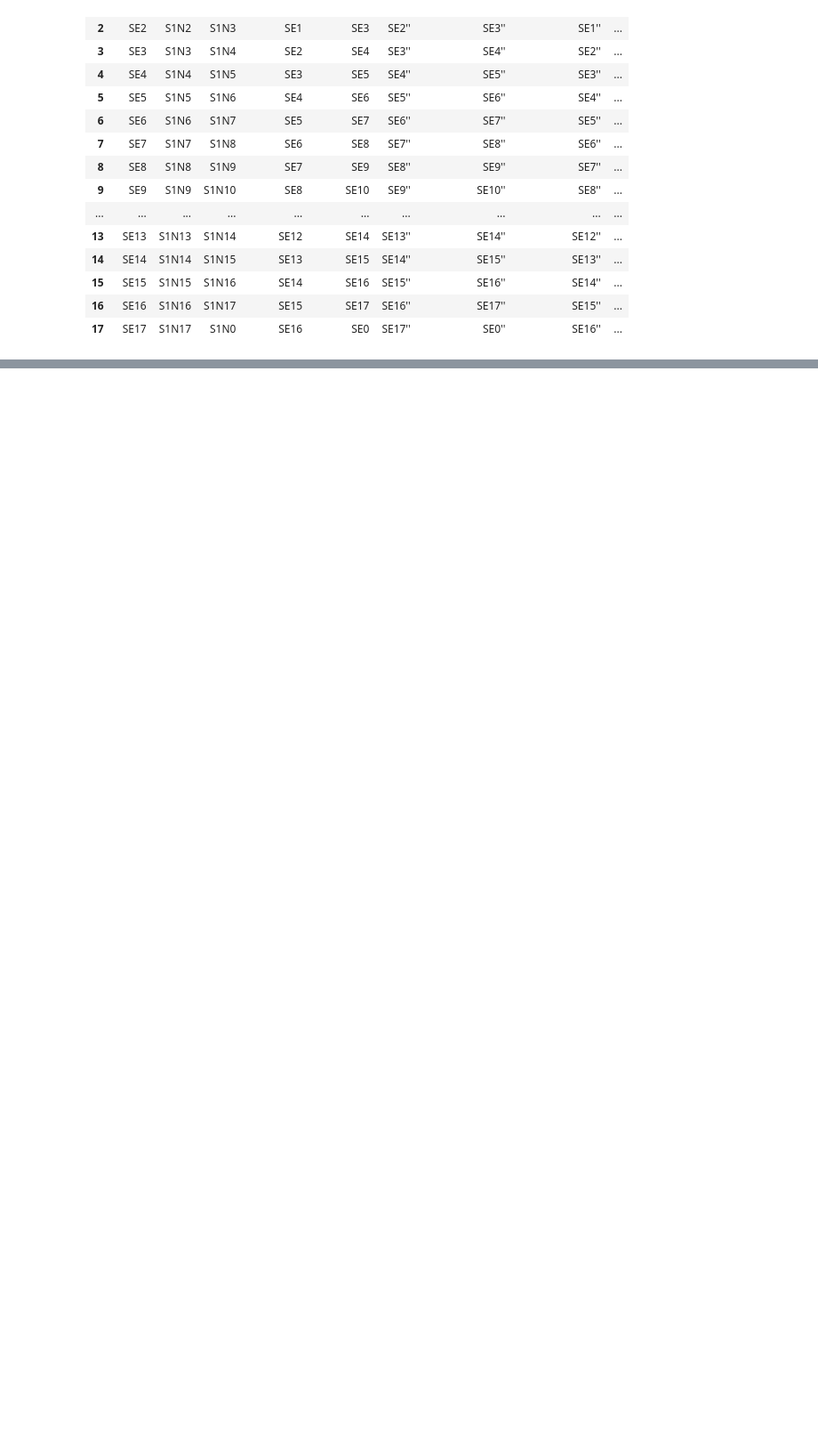
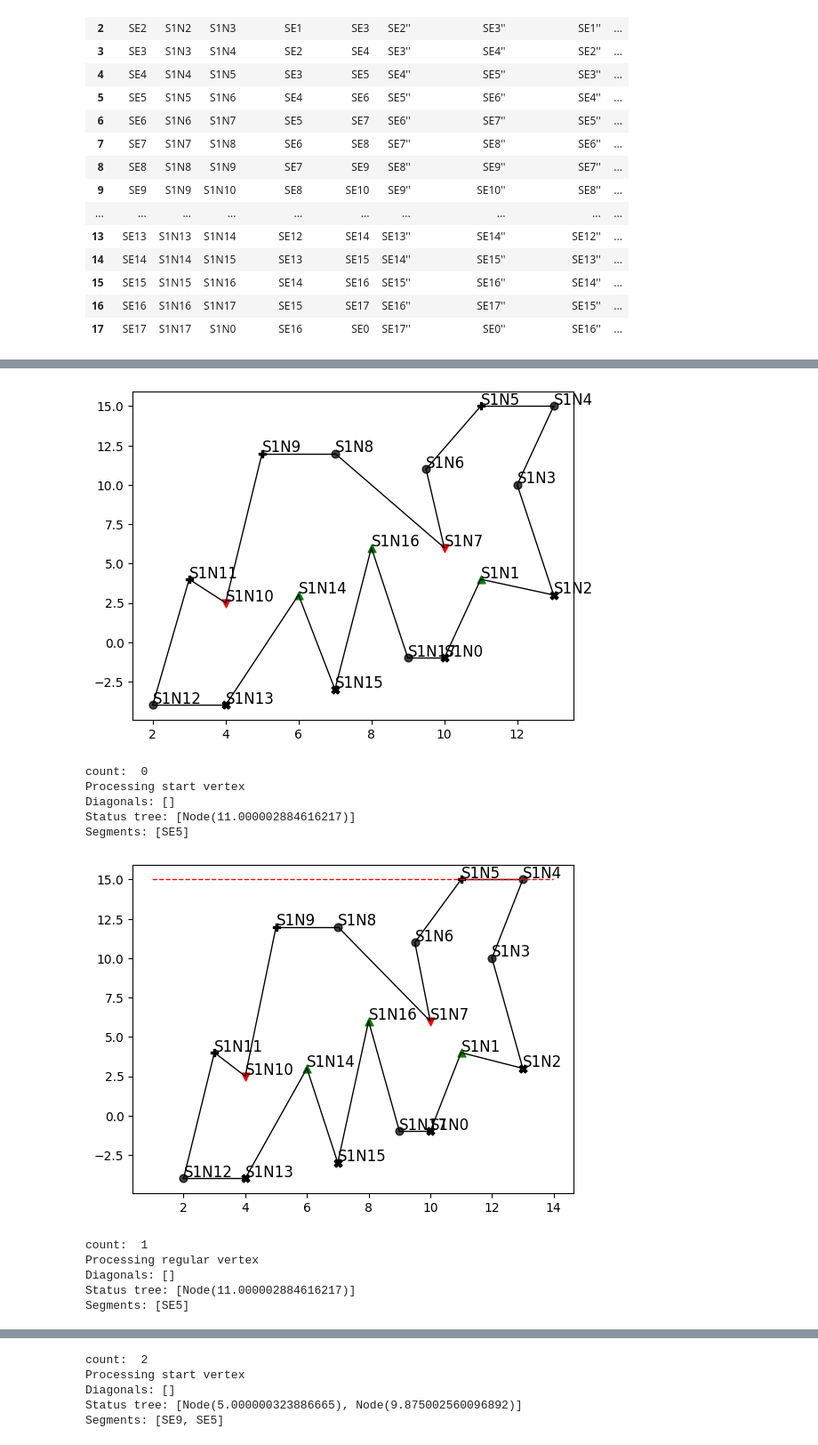
Before and after one commit to DaveAlsina/8tavoSemestre, a Jupyter notebook: geometria/tarea2/tarea2solucion.ipynb, the cells around one changed output, grey strips where cells are left out. Shown at 89% size. Cells and saved outputs as stored; diff of their text form; code cells hidden in the pictures; blank space fills up the shorter version.

```diff
--- a/geometria/tarea2/tarea2solucion.ipynb
+++ b/geometria/tarea2/tarea2solucion.ipynb
@@ -1138,0 +1456,6 @@ semiedges.show_data_structure()
+# %%
+REGULAR_VERTEX = 0
+START_VERTEX = 1
+MERGE_VERTEX = 2
+SPLIT_VERTEX = 3
+END_VERTEX = 4
@@ -1138,0 +2028,16 @@ semiedges.show_data_structure()
+# %%
+diagonals = SweepLineMonotonePoly(semiedges).run(plotting=True)
+semiedges.add_new_semi_edges(diagonals)
+# %% [output]
+[figure, added]
+count:  0
+Processing start vertex
+Diagonals: []
+Status tree: [Node(11.000002884616217)]
+Segments: [SE5]
+[figure, added]
+count:  1
+Processing regular vertex
+Diagonals: []
+Status tree: [Node(11.000002884616217)]
+Segments: [SE5]
@@ -1138,0 +2045,5 @@ semiedges.show_data_structure()
+count:  2
+Processing start vertex
+Diagonals: []
+Status tree: [Node(5.000000323886665), Node(9.875002560096892)]
+Segments: [SE9, SE5]
```
Also changed, not shown: parts of 18 cells of this notebook.
